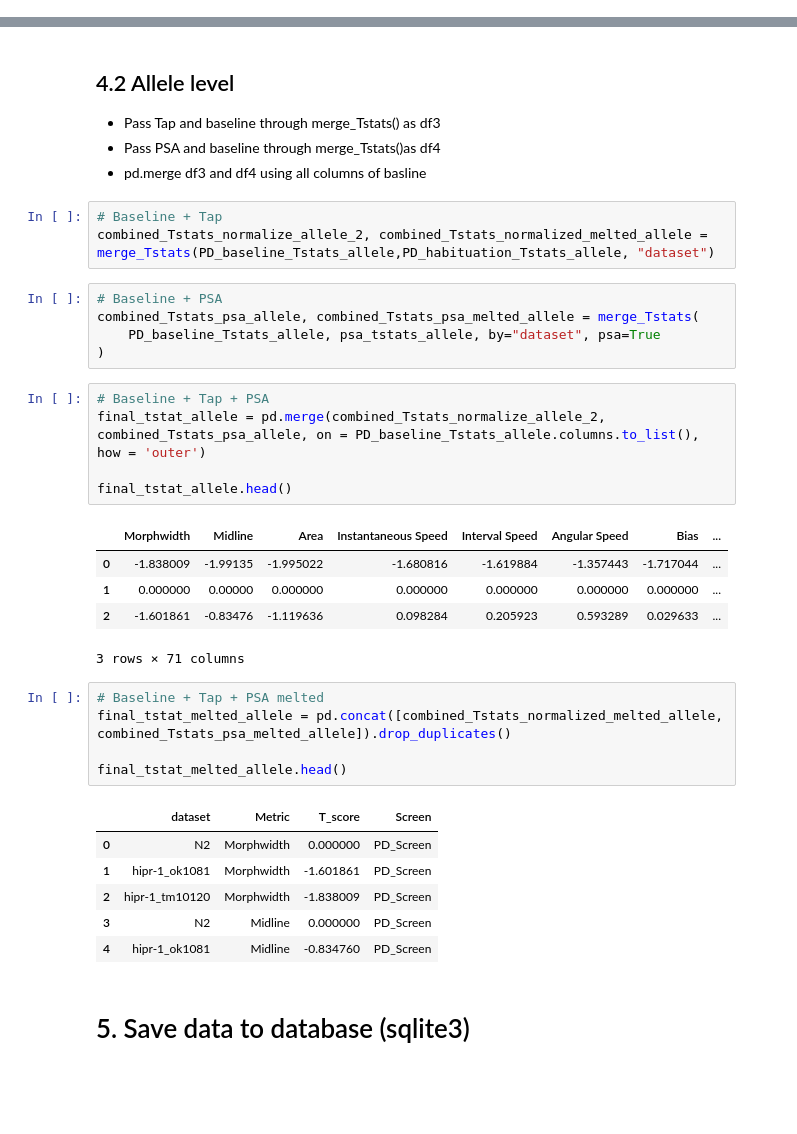
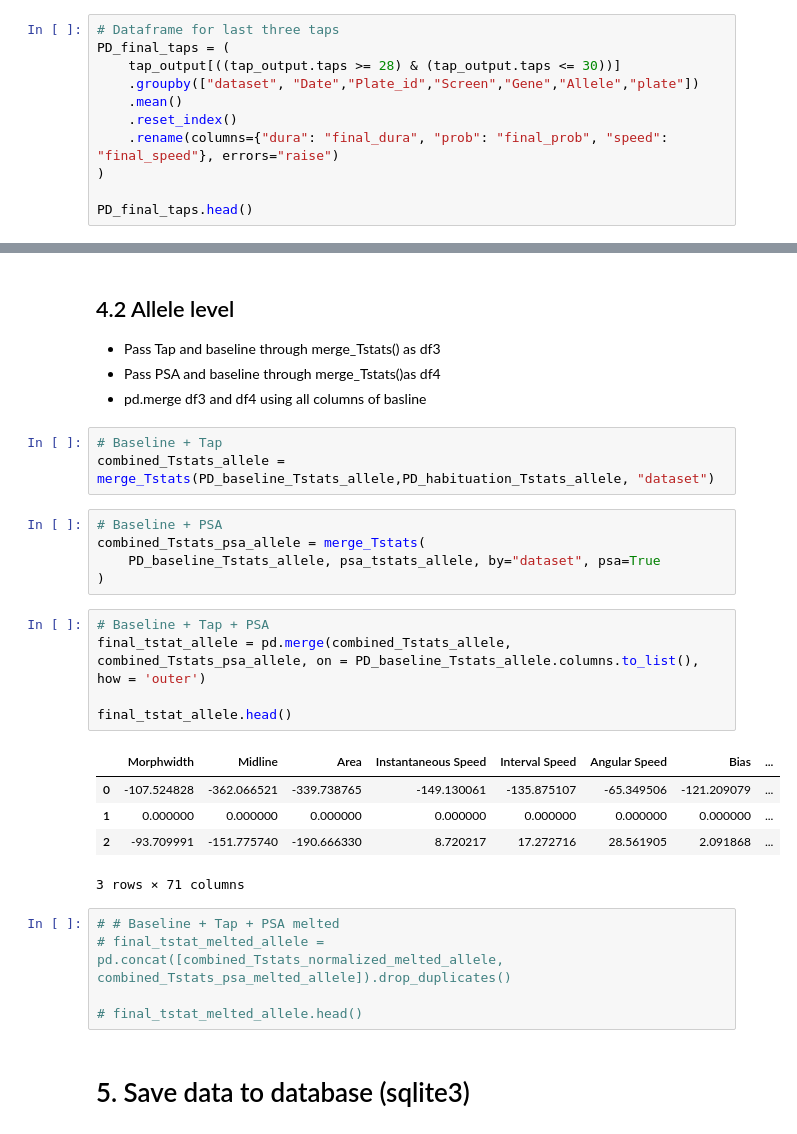
Before and after one commit to JosephLiangUBC/MWT_Dashboard, a Jupyter notebook: Step4_data_processing_for_db.ipynb, the cells around one changed output, grey strips where cells are left out. Saved outputs shown, nothing was run; the diff lists cells and outputs as text; blank space fills up the shorter version.

```diff
--- a/Step4_data_processing_for_db.ipynb
+++ b/Step4_data_processing_for_db.ipynb
@@ -161,0 +148,11 @@ PD_habit_levels['habit_speed'] = PD_habit_levels['init_speed'] - PD_habit_levels
+# %%
+# Dataframe for last three taps
+PD_final_taps = (
+    tap_output[((tap_output.taps >= 28) & (tap_output.taps <= 30))]
+    .groupby(["dataset", "Date","Plate_id","Screen","Gene","Allele","plate"])
+    .mean()
+    .reset_index()
+    .rename(columns={"dura": "final_dura", "prob": "final_prob", "speed": "final_speed"}, errors="raise")
+)
+
+PD_final_taps.head()
@@ -1155,35 +1168,28 @@ final_tstat_melted.head()
 - pd.merge df3 and df4 using all columns of basline
 # %%
 # Baseline + Tap
-combined_Tstats_normalize_allele_2, combined_Tstats_normalized_melted_allele = merge_Tstats(PD_baseline_Tstats_allele,PD_habituation_Tstats_allele, "dataset")
+combined_Tstats_allele = merge_Tstats(PD_baseline_Tstats_allele,PD_habituation_Tstats_allele, "dataset")
 # %%
 # Baseline + PSA
-combined_Tstats_psa_allele, combined_Tstats_psa_melted_allele = merge_Tstats(
+combined_Tstats_psa_allele = merge_Tstats(
     PD_baseline_Tstats_allele, psa_tstats_allele, by="dataset", psa=True
 )
 # %%
 # Baseline + Tap + PSA
-final_tstat_allele = pd.merge(combined_Tstats_normalize_allele_2, combined_Tstats_psa_allele, on = PD_baseline_Tstats_allele.columns.to_list(), how = 'outer')
+final_tstat_allele = pd.merge(combined_Tstats_allele, combined_Tstats_psa_allele, on = PD_baseline_Tstats_allele.columns.to_list(), how = 'outer')
 
 final_tstat_allele.head()
 # %% [output]
 |  | Morphwidth | Midline | Area | Instantaneous Speed | Interval Speed | Angular Speed | Bias | ... |
-| 0 | -1.838009 | -1.99135 | -1.995022 | -1.680816 | -1.619884 | -1.357443 | -1.717044 | ... |
-| 1 | 0.000000 | 0.00000 | 0.000000 | 0.000000 | 0.000000 | 0.000000 | 0.000000 | ... |
-| 2 | -1.601861 | -0.83476 | -1.119636 | 0.098284 | 0.205923 | 0.593289 | 0.029633 | ... |
+| 0 | -107.524828 | -362.066521 | -339.738765 | -149.130061 | -135.875107 | -65.349506 | -121.209079 | ... |
+| 1 | 0.000000 | 0.000000 | 0.000000 | 0.000000 | 0.000000 | 0.000000 | 0.000000 | ... |
+| 2 | -93.709991 | -151.775740 | -190.666330 | 8.720217 | 17.272716 | 28.561905 | 2.091868 | ... |
 3 rows × 71 columns
 # %%
-# Baseline + Tap + PSA melted
-final_tstat_melted_allele = pd.concat([combined_Tstats_normalized_melted_allele, combined_Tstats_psa_melted_allele]).drop_duplicates()
+# # Baseline + Tap + PSA melted
+# final_tstat_melted_allele = pd.concat([combined_Tstats_normalized_melted_allele, combined_Tstats_psa_melted_allele]).drop_duplicates()
 
-final_tstat_melted_allele.head()
+# final_tstat_melted_allele.head()
-# %% [output]
-|  | dataset | Metric | T_score | Screen |
-| 0 | N2 | Morphwidth | 0.000000 | PD_Screen |
-| 1 | hipr-1_ok1081 | Morphwidth | -1.601861 | PD_Screen |
-| 2 | hipr-1_tm10120 | Morphwidth | -1.838009 | PD_Screen |
-| 3 | N2 | Midline | 0.000000 | PD_Screen |
-| 4 | hipr-1_ok1081 | Midline | -0.834760 | PD_Screen |
 # %% [markdown]
 # 5. Save data to database (sqlite3)
 # %% [markdown]
```
Also changed, not shown: parts of 11 cells of this notebook.
